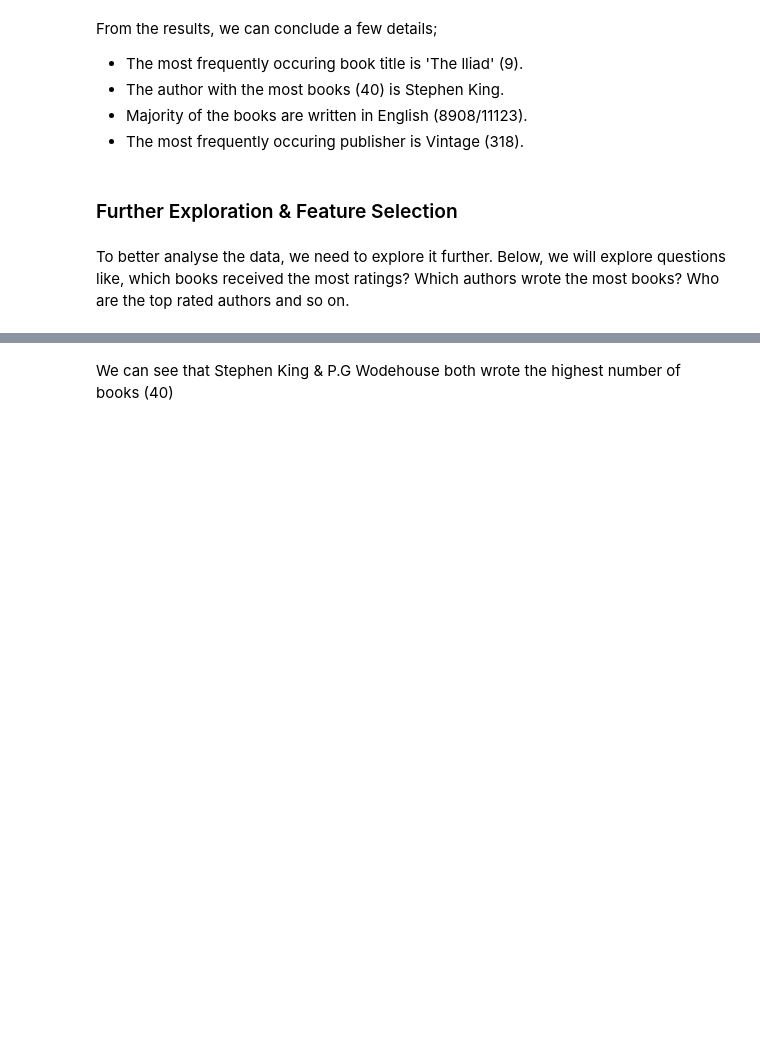
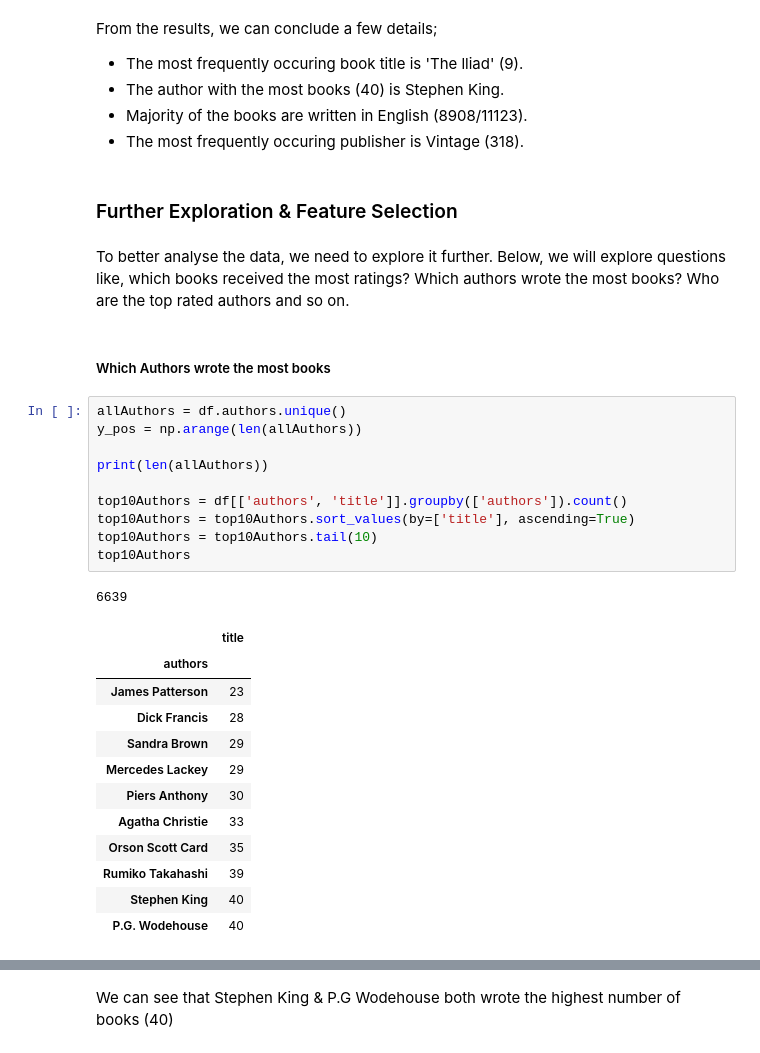
Before and after one commit to Ayanab01/BookClassificationModel, a Jupyter notebook: ML Project.ipynb, the cells around one changed output, grey strips where cells are left out. Drawn from its saved outputs; the diff is of its cells as text; blank space fills up the shorter version.

```diff
--- a/ML Project.ipynb
+++ b/ML Project.ipynb
@@ -298,3 +298,29 @@ From the results, we can conclude a few details;
 ### Further Exploration & Feature Selection
 # %% [markdown]
 To better analyse the data, we need to explore it further. Below, we will explore questions like, which books received the most ratings? Which authors wrote the most books? Who are the top rated authors and so on.
+# %% [markdown]
+##### Which Authors wrote the most books
+# %%
+allAuthors = df.authors.unique()
+y_pos = np.arange(len(allAuthors))
+
+print(len(allAuthors))
+
+top10Authors = df[['authors', 'title']].groupby(['authors']).count()
+top10Authors = top10Authors.sort_values(by=['title'], ascending=True)
+top10Authors = top10Authors.tail(10)
+top10Authors
+# %% [output]
+6639
+|  | title |
+| authors |  |
+| James Patterson | 23 |
+| Dick Francis | 28 |
+| Sandra Brown | 29 |
+| Mercedes Lackey | 29 |
+| Piers Anthony | 30 |
+| Agatha Christie | 33 |
+| Orson Scott Card | 35 |
+| Rumiko Takahashi | 39 |
+| Stephen King | 40 |
+| P.G. Wodehouse | 40 |
```
Also changed, not shown: parts of 8 cells of this notebook.
